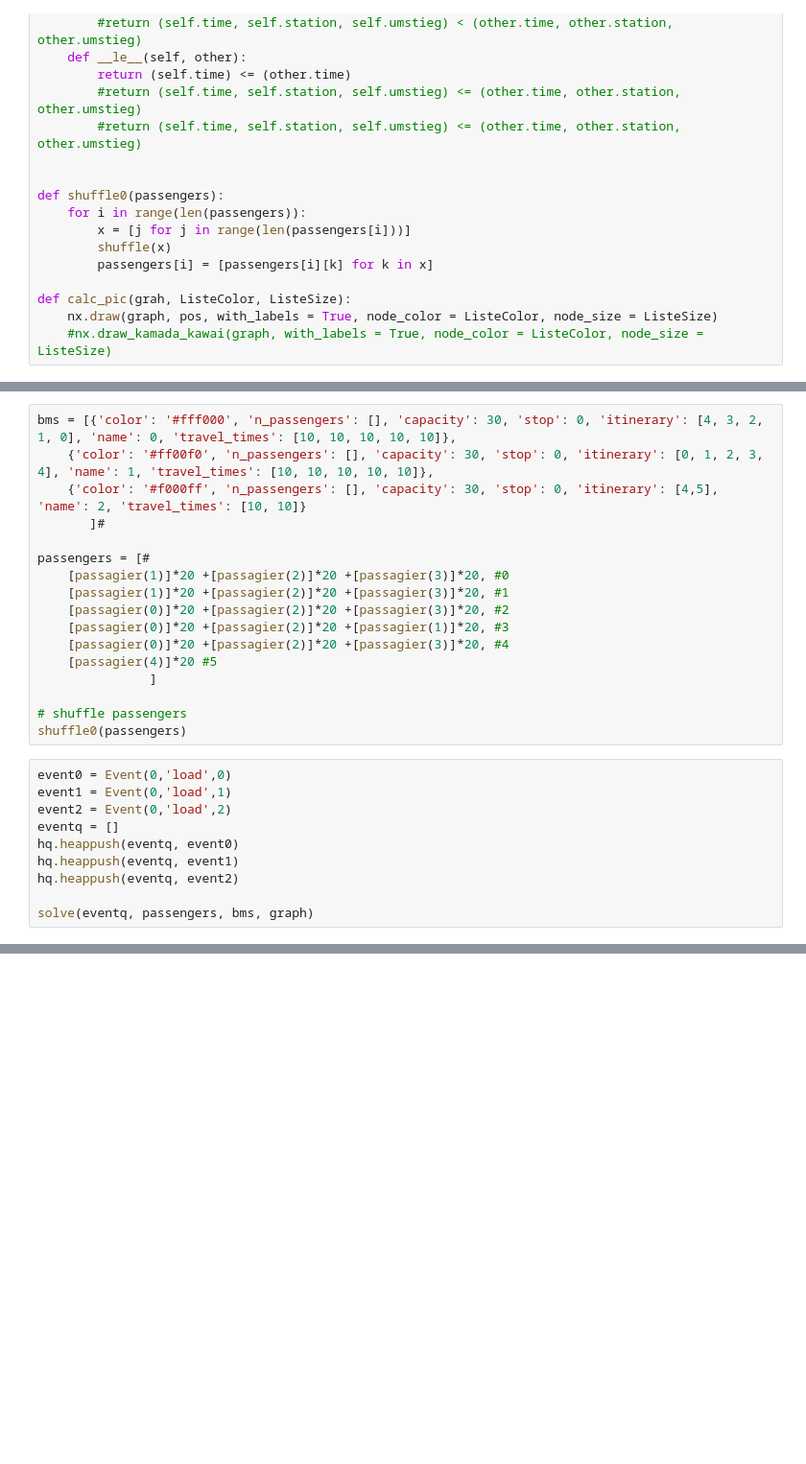
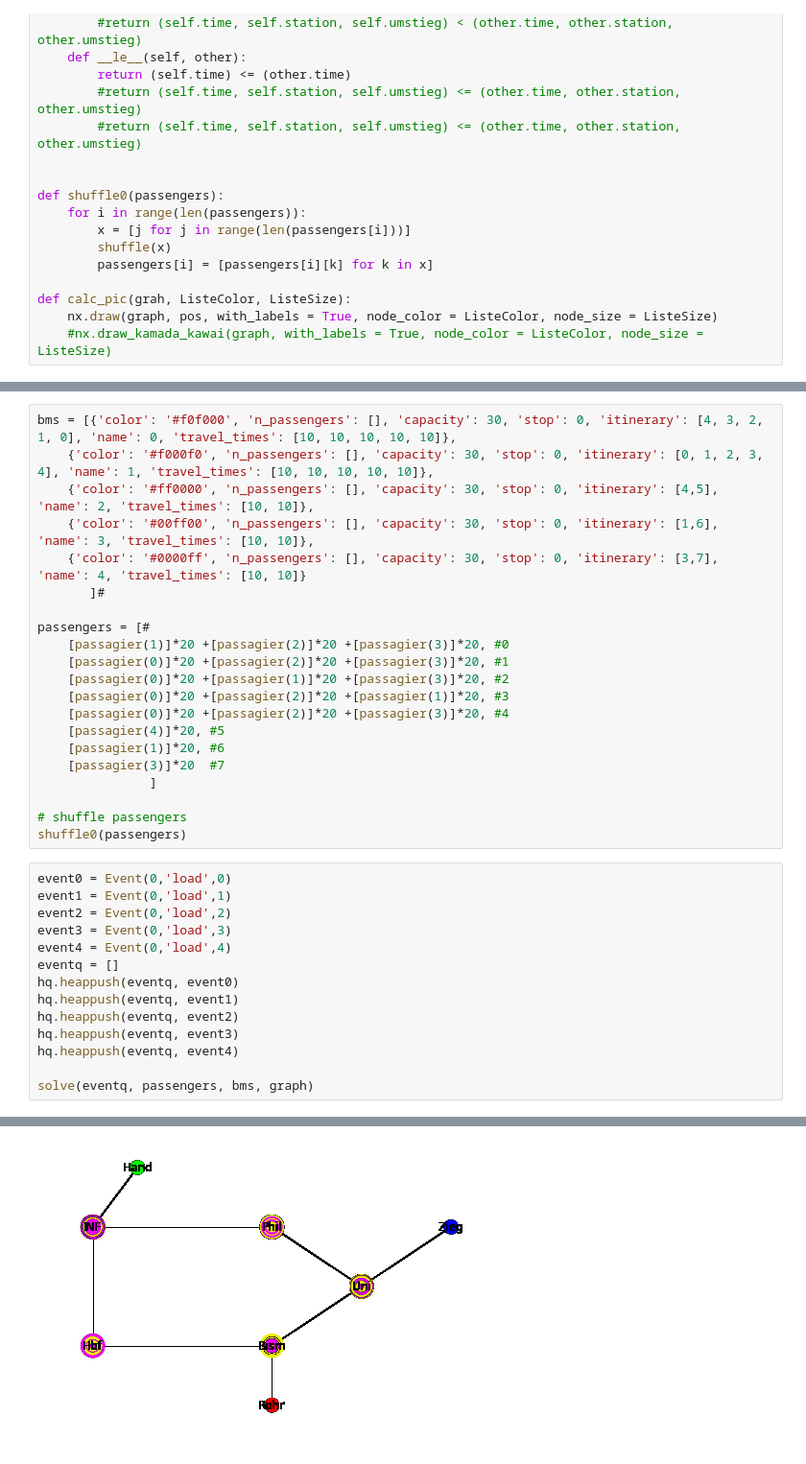
Before and after one commit to phips0/model, a Jupyter notebook: projekt.ipynb, the cells around one changed output, grey strips where cells are left out. Shown: that part at 96% size. Saved outputs shown, nothing was run; the diff lists cells and outputs as text; blank space fills up the shorter version.

```diff
--- a/projekt.ipynb
+++ b/projekt.ipynb
@@ -205,16 +217,20 @@ print(ListeNodes)
 # %%
-bms = [{'color': '#fff000', 'n_passengers': [], 'capacity': 30, 'stop': 0, 'itinerary': [4, 3, 2, 1, 0], 'name': 0, 'travel_times': [10, 10, 10, 10, 10]},
-    {'color': '#ff00f0', 'n_passengers': [], 'capacity': 30, 'stop': 0, 'itinerary': [0, 1, 2, 3, 4], 'name': 1, 'travel_times': [10, 10, 10, 10, 10]},
-    {'color': '#f000ff', 'n_passengers': [], 'capacity': 30, 'stop': 0, 'itinerary': [4,5], 'name': 2, 'travel_times': [10, 10]}
+bms = [{'color': '#f0f000', 'n_passengers': [], 'capacity': 30, 'stop': 0, 'itinerary': [4, 3, 2, 1, 0], 'name': 0, 'travel_times': [10, 10, 10, 10, 10]},
+    {'color': '#f000f0', 'n_passengers': [], 'capacity': 30, 'stop': 0, 'itinerary': [0, 1, 2, 3, 4], 'name': 1, 'travel_times': [10, 10, 10, 10, 10]},
+    {'color': '#ff0000', 'n_passengers': [], 'capacity': 30, 'stop': 0, 'itinerary': [4,5], 'name': 2, 'travel_times': [10, 10]},
+    {'color': '#00ff00', 'n_passengers': [], 'capacity': 30, 'stop': 0, 'itinerary': [1,6], 'name': 3, 'travel_times': [10, 10]},
+    {'color': '#0000ff', 'n_passengers': [], 'capacity': 30, 'stop': 0, 'itinerary': [3,7], 'name': 4, 'travel_times': [10, 10]}
        ]#
 
 passengers = [#
     [passagier(1)]*20 +[passagier(2)]*20 +[passagier(3)]*20, #0
-    [passagier(1)]*20 +[passagier(2)]*20 +[passagier(3)]*20, #1
-    [passagier(0)]*20 +[passagier(2)]*20 +[passagier(3)]*20, #2
+    [passagier(0)]*20 +[passagier(2)]*20 +[passagier(3)]*20, #1
+    [passagier(0)]*20 +[passagier(1)]*20 +[passagier(3)]*20, #2
     [passagier(0)]*20 +[passagier(2)]*20 +[passagier(1)]*20, #3
     [passagier(0)]*20 +[passagier(2)]*20 +[passagier(3)]*20, #4
-    [passagier(4)]*20 #5
+    [passagier(4)]*20, #5
+    [passagier(1)]*20, #6
+    [passagier(3)]*20  #7
                ]
 
 # shuffle passengers
@@ -223,9 +239,14 @@ shuffle0(passengers)
 event0 = Event(0,'load',0)
 event1 = Event(0,'load',1)
 event2 = Event(0,'load',2)
+event3 = Event(0,'load',3)
+event4 = Event(0,'load',4)
 eventq = []
 hq.heappush(eventq, event0)
 hq.heappush(eventq, event1)
 hq.heappush(eventq, event2)
+hq.heappush(eventq, event3)
+hq.heappush(eventq, event4)
 
 solve(eventq, passengers, bms, graph)
+# %% [output]
@@ -231,0 +270 @@ solve(eventq, passengers, bms, graph)
+[figure, added]
```
Also changed, not shown: parts of 3 cells of this notebook.
